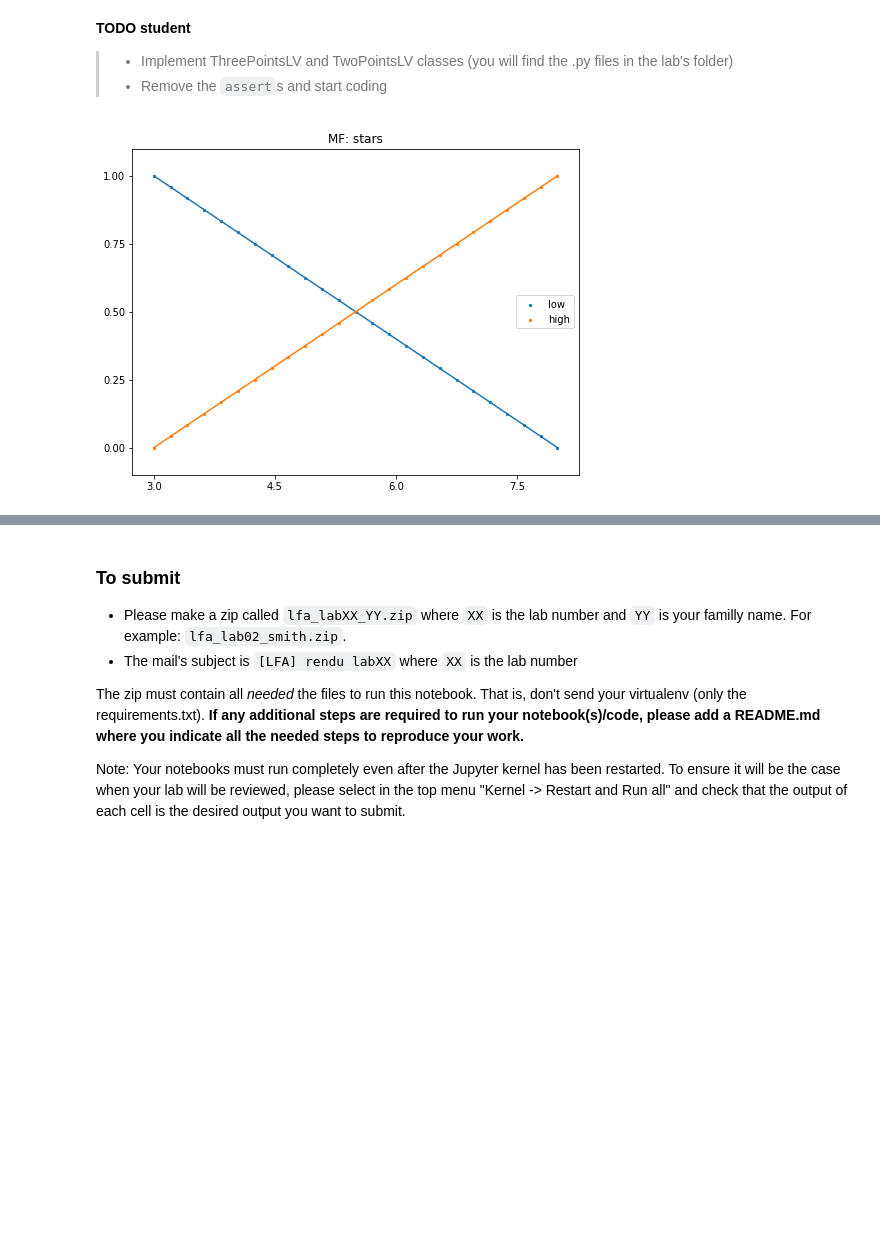
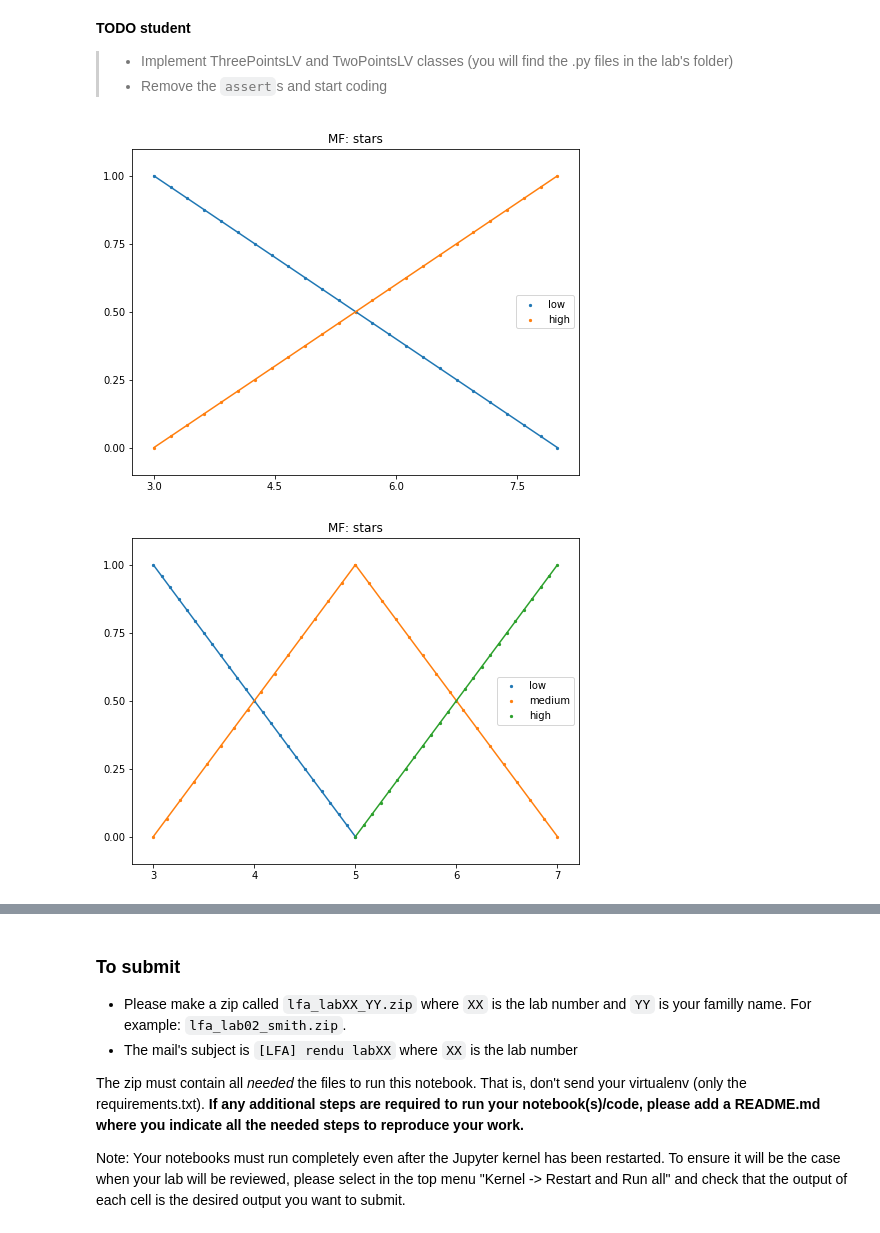
Before and after one commit to Nortalle/LFA_labo_021, a Jupyter notebook: LFA labo 030/032_linguistic_vars.ipynb, the cells around one changed output, grey strips where cells are left out. Cells and saved outputs as stored; diff of their text form; code cells hidden in the pictures; blank space fills up the shorter version.

```diff
--- a/LFA labo 030/032_linguistic_vars.ipynb
+++ b/LFA labo 030/032_linguistic_vars.ipynb
@@ -197,12 +197,14 @@ LinguisticVariableViewer(lv_stars).show()
 # %%
 from fuzzy_systems.core.linguistic_variables.two_points_lv import TwoPointsPDLV
 from fuzzy_systems.core.linguistic_variables.three_points_lv import ThreePointsLV
 from fuzzy_systems.view.lv_viewer import LinguisticVariableViewer
 
 lv_stars = TwoPointsPDLV("stars", 3, 5)
-lv_stars_2 = ThreePointsLV
+lv_stars_2 = ThreePointsLV("stars", 3, 5, 7)
 
 
 LinguisticVariableViewer(lv_stars).show()
+LinguisticVariableViewer(lv_stars_2).show()
 # %% [output]
 [figure]
+[figure, added]
```
Also changed, not shown: parts of 1 cell of this notebook.
